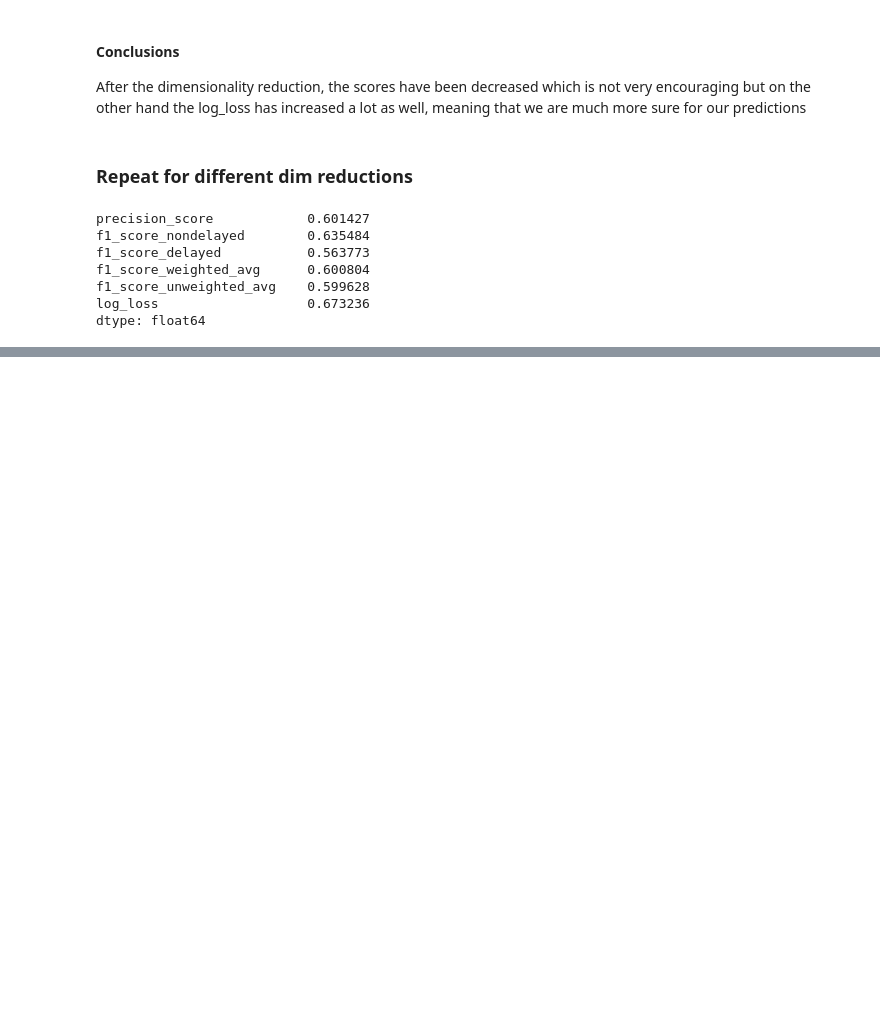
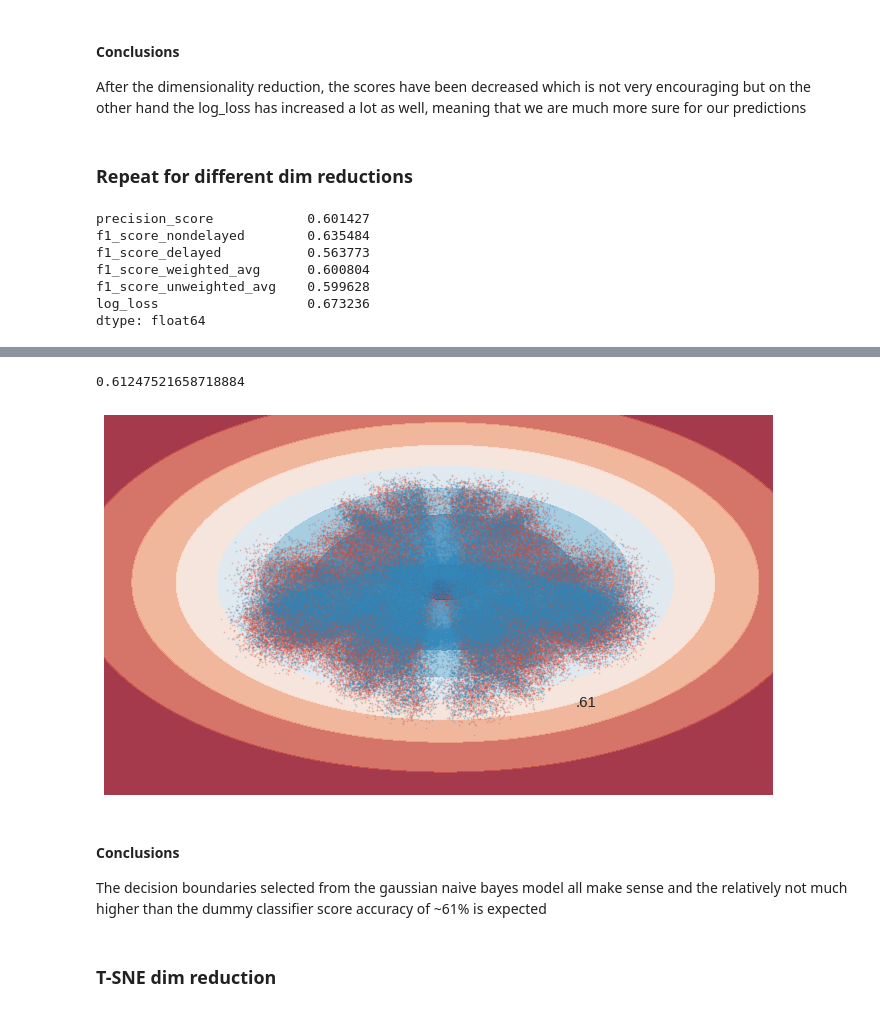
Before and after one commit to pligor/dme, a Jupyter notebook: george/08_naive_bayes.ipynb, the cells around one changed output, grey strips where cells are left out. Cells and saved outputs as stored; diff of their text form; code cells hidden in the pictures; blank space fills up the shorter version.

Commit message:
now we have a function to plot the points along with the decision boundary

```diff
--- a/george/08_naive_bayes.ipynb
+++ b/george/08_naive_bayes.ipynb
@@ -314,0 +331,13 @@ rbfPCAkernelAndScore(n_components=4)
+# %%
+n_components = 2
+def processor(inputs):
+    return getKernelPCA_X(kernel='rbf', inputs=inputs, gamma=0.1, n_jobs=1,
+                          n_components=n_components)
+df_lowdim = processSeparately(inputs=XX, targets=yy, processor=processor,
+                              n_components=n_components, n_splits=10)
+XX_lowdim = df_lowdim.drop(labels=[target_col], axis=1)
+yy_lowdim = df_lowdim[target_col]
+cv = MyCrossValidation(n_folds=10, random_state=random_state)
+# %%
+scores = cv.onEachKFold(XX_lowdim, yy_lowdim, getScore_onKFold_callback(cls))
+scores
@@ -314,0 +353,5 @@ rbfPCAkernelAndScore(n_components=4)
+# %%
+score = scores['accuracy_score']
+score
+# %% [output]
+0.61247521658718884
@@ -314,0 +402,9 @@ rbfPCAkernelAndScore(n_components=4)
+# %%
+rendertime(X=XX_lowdim.values, y= yy_lowdim.values, score=score, clf=cls)
+# %% [output]
+[figure, added]
+# %% [markdown]
+#### Conclusions
+The decision boundaries selected from the gaussian naive bayes model all make sense and the relatively not much higher than the dummy classifier score accuracy of ~61% is expected
+# %% [markdown]
+### T-SNE dim reduction
```
Also changed, not shown: parts of 10 cells of this notebook, 4 other files.
